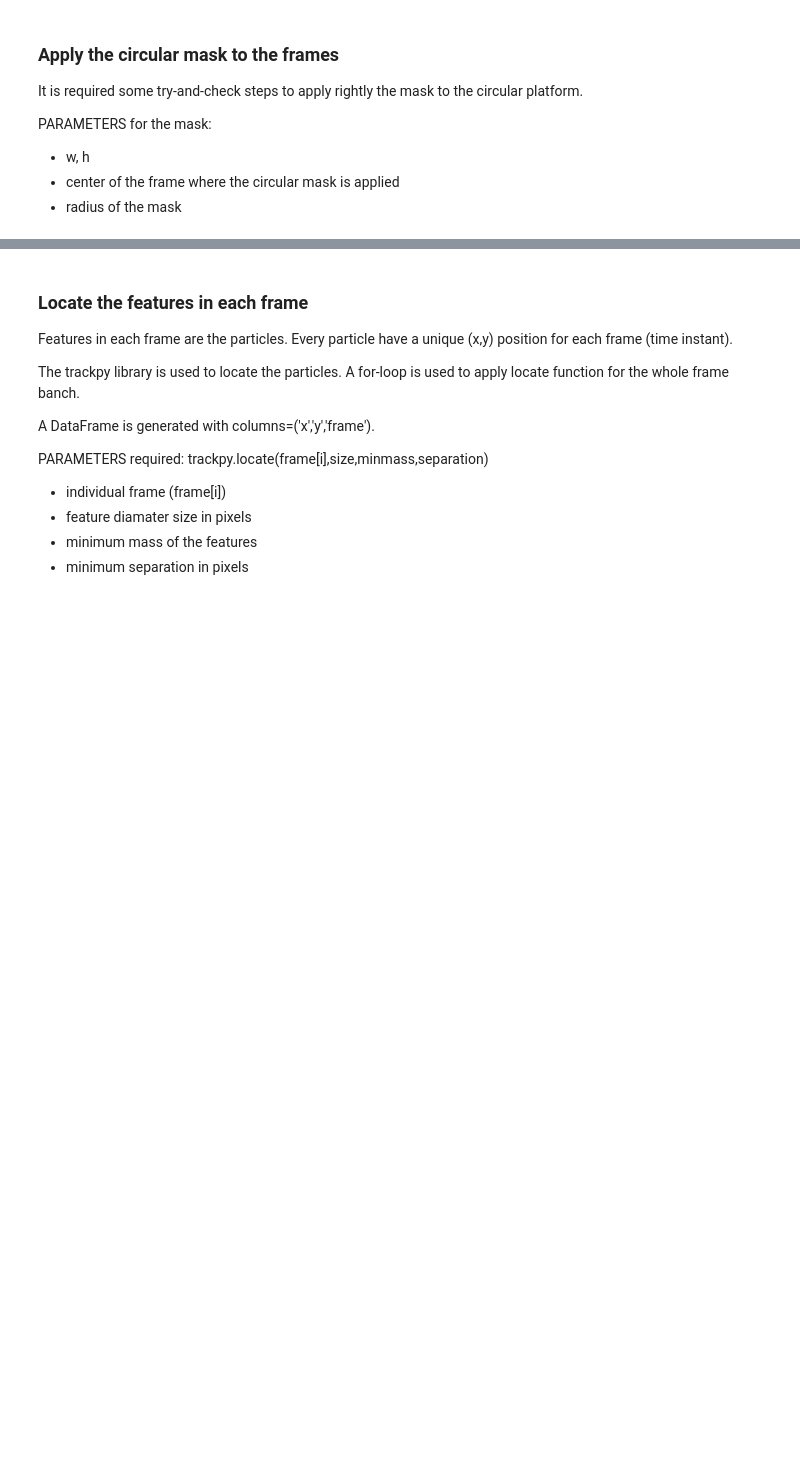
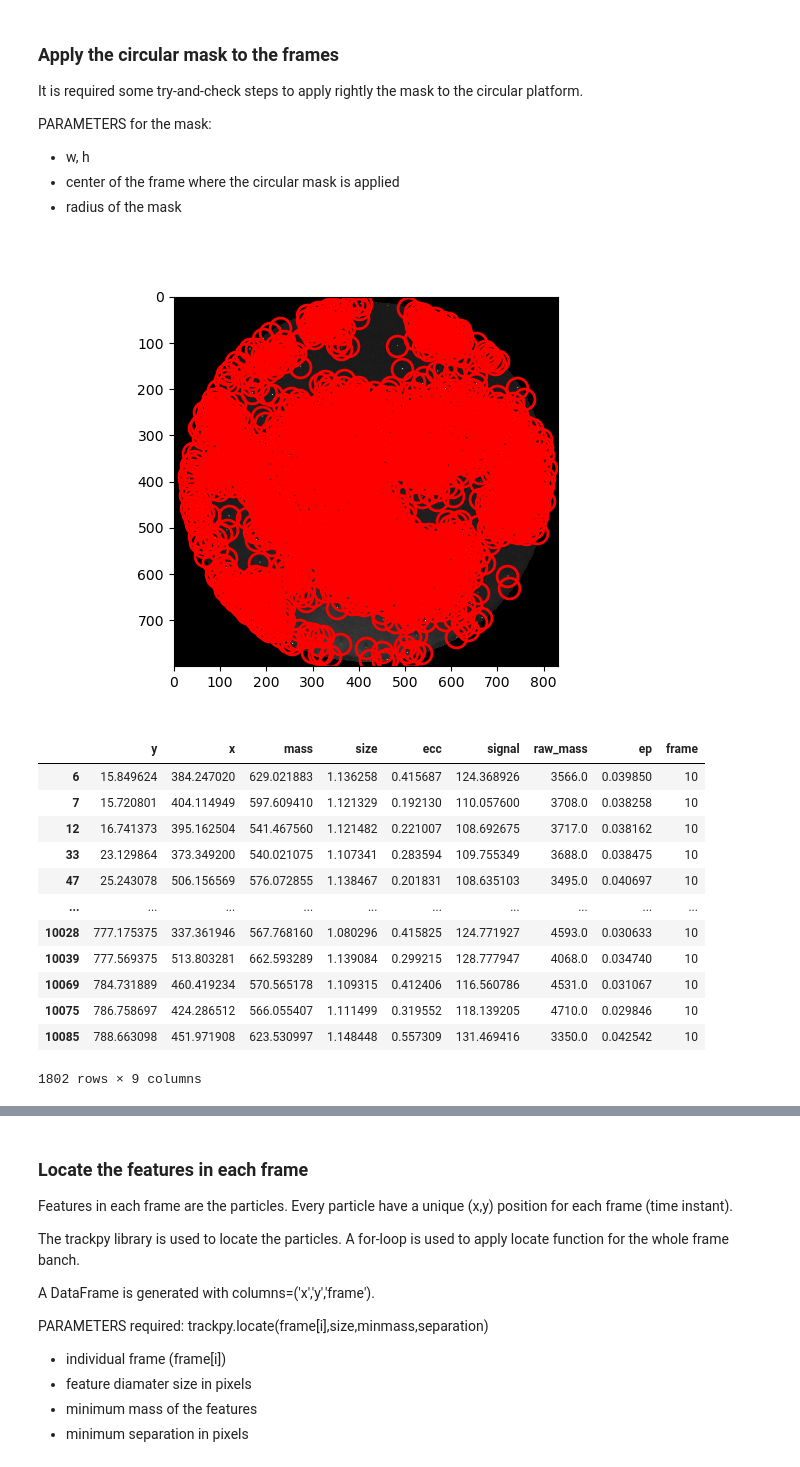
Before and after one commit to juanvm88/Procesado_imagenes, a Jupyter notebook: Locate_particles.ipynb, the cells around one changed output, grey strips where cells are left out. Cells and saved outputs as stored; diff of their text form; code cells hidden in the pictures; blank space fills up the shorter version.

```diff
--- a/Locate_particles.ipynb
+++ b/Locate_particles.ipynb
@@ -115,10 +120,26 @@ PARAMETERS for the mask:
 # %%
-mascara=createCircularMask(w,h,center=(416,399),radius=388);
+mascara=createCircularMask(w,h,center=(419,402),radius=389);
 imagen=maskImage(frames, mascara);
 plt.figure()
-plt.imshow(imagen[0],cmap='gray')
-#f=tp.locate(imagen[0],5,minmass=115,separation=4)
-#plt.figure()
-#tp.annotate(f,imagen[0])
-#plt.figure()
-#plt.plot(f['mass'],'.')
+plt.imshow(imagen[10],cmap='gray')
+f=tp.locate(imagen[10],5,minmass=300,separation=4)
+plt.figure()
+tp.annotate(f,imagen[10])
+plt.figure()
+plt.plot(f['mass'],'.')
+f
+# %% [output]
+[figure, added]
+|  | y | x | mass | size | ecc | signal | raw_mass | ep | frame |
+| 6 | 15.849624 | 384.247020 | 629.021883 | 1.136258 | 0.415687 | 124.368926 | 3566.0 | 0.039850 | 10 |
+| 7 | 15.720801 | 404.114949 | 597.609410 | 1.121329 | 0.192130 | 110.057600 | 3708.0 | 0.038258 | 10 |
+| 12 | 16.741373 | 395.162504 | 541.467560 | 1.121482 | 0.221007 | 108.692675 | 3717.0 | 0.038162 | 10 |
+| 33 | 23.129864 | 373.349200 | 540.021075 | 1.107341 | 0.283594 | 109.755349 | 3688.0 | 0.038475 | 10 |
+| 47 | 25.243078 | 506.156569 | 576.072855 | 1.138467 | 0.201831 | 108.635103 | 3495.0 | 0.040697 | 10 |
+| ... | ... | ... | ... | ... | ... | ... | ... | ... | ... |
+| 10028 | 777.175375 | 337.361946 | 567.768160 | 1.080296 | 0.415825 | 124.771927 | 4593.0 | 0.030633 | 10 |
+| 10039 | 777.569375 | 513.803281 | 662.593289 | 1.139084 | 0.299215 | 128.777947 | 4068.0 | 0.034740 | 10 |
+| 10069 | 784.731889 | 460.419234 | 570.565178 | 1.109315 | 0.412406 | 116.560786 | 4531.0 | 0.031067 | 10 |
+| 10075 | 786.758697 | 424.286512 | 566.055407 | 1.111499 | 0.319552 | 118.139205 | 4710.0 | 0.029846 | 10 |
+| 10085 | 788.663098 | 451.971908 | 623.530997 | 1.148448 | 0.557309 | 131.469416 | 3350.0 | 0.042542 | 10 |
+1802 rows × 9 columns
```
Also changed, not shown: parts of 192 cells of this notebook.
